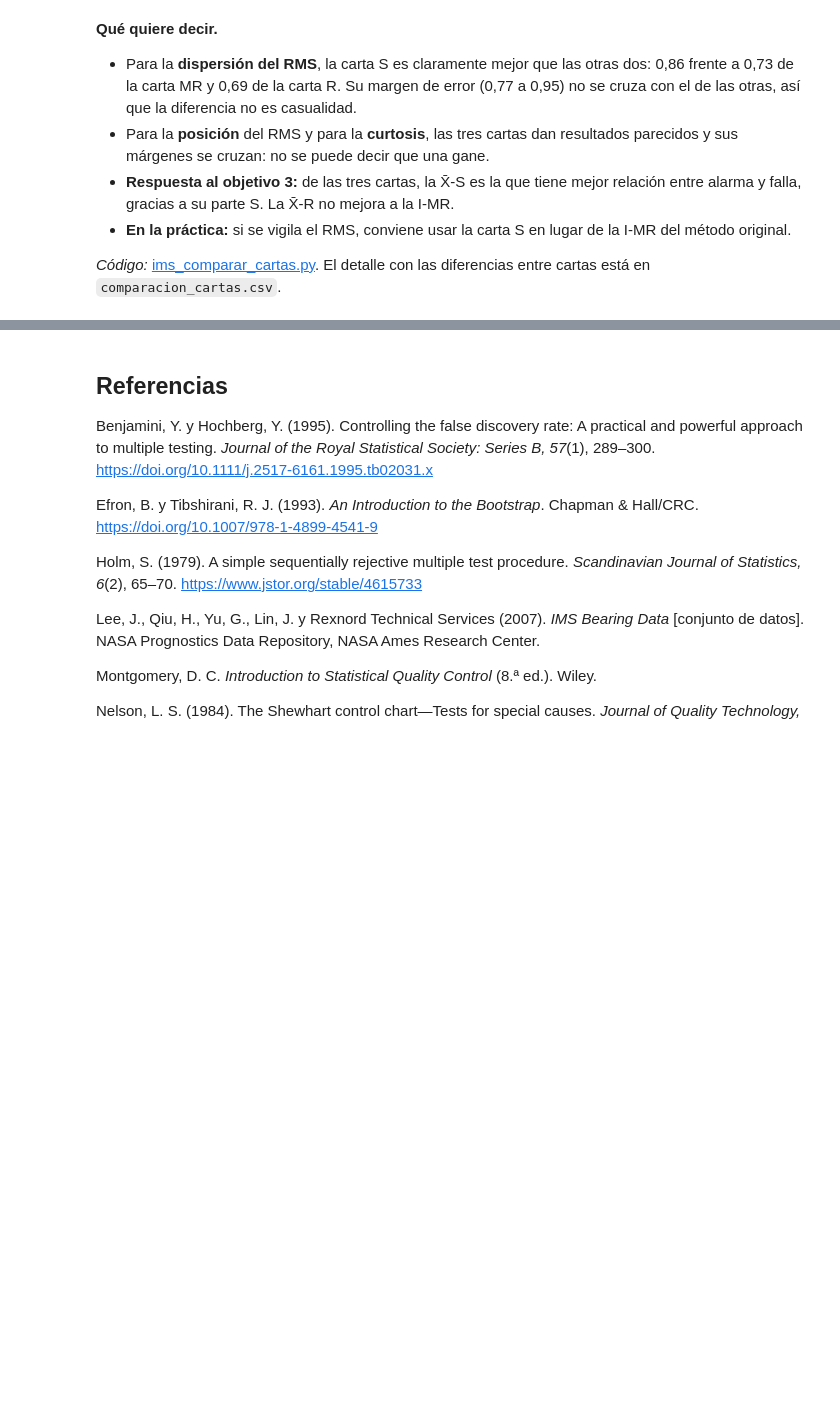
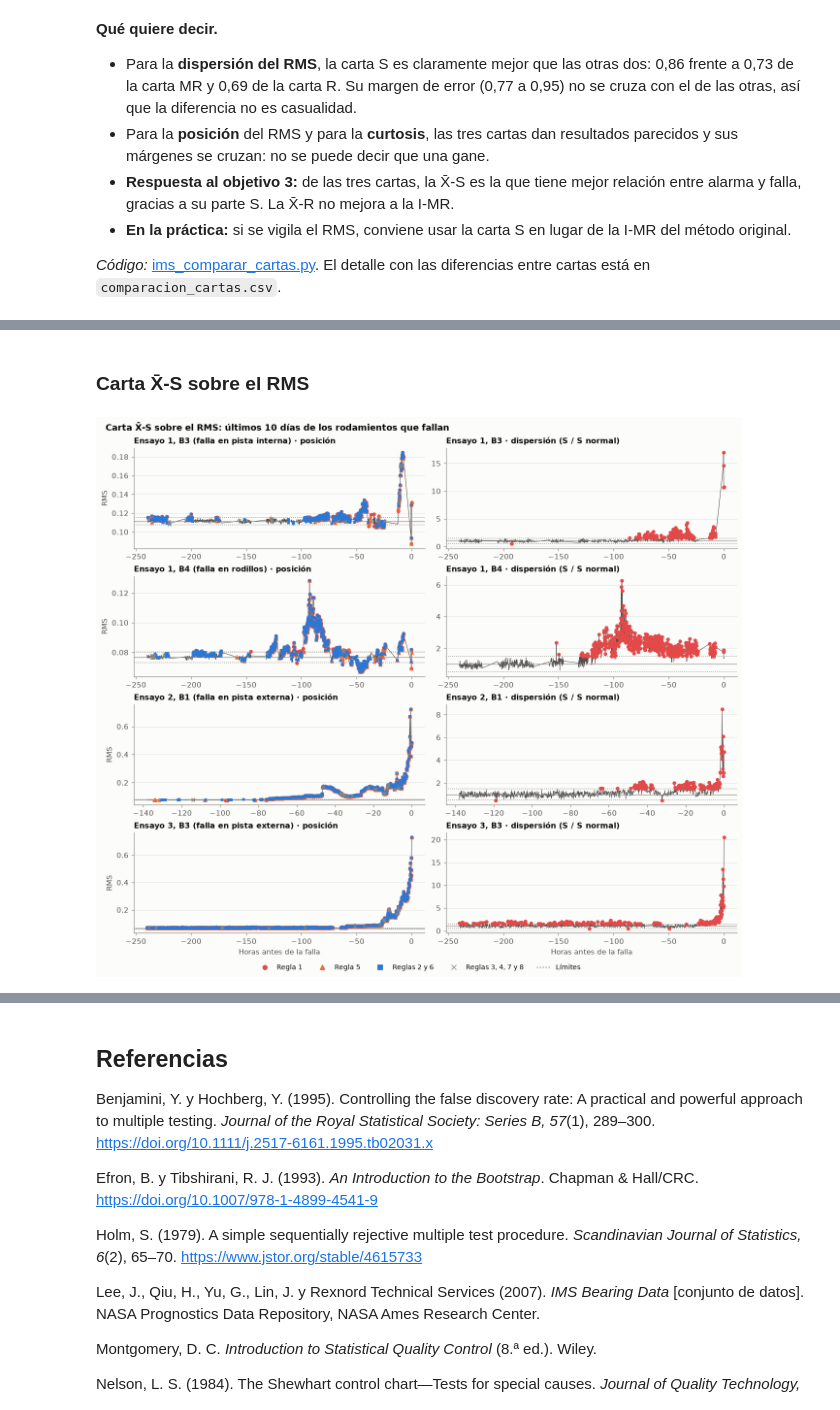
Before and after one commit to mcarocantillo/Mantenimiento-predictivo, a Jupyter notebook: cartas_nelson_ims.ipynb, the cells around one changed output, grey strips where cells are left out. Cells and saved outputs as stored; diff of their text form; code cells hidden in the pictures; blank space fills up the shorter version.

```diff
--- a/cartas_nelson_ims.ipynb
+++ b/cartas_nelson_ims.ipynb
@@ -407,0 +494,6 @@ auc.set_index("Qué mira la carta")[["I-MR", "Xbar-R", "Xbar-S"]].rename(columns
+# %% [markdown]
+### Carta X̄-S sobre el RMS
+# %%
+dibujar_carta("rms", "Xbar-S")
+# %% [output]
+[figure, added]
```
Also changed, not shown: parts of 17 cells of this notebook, 2 other files.
